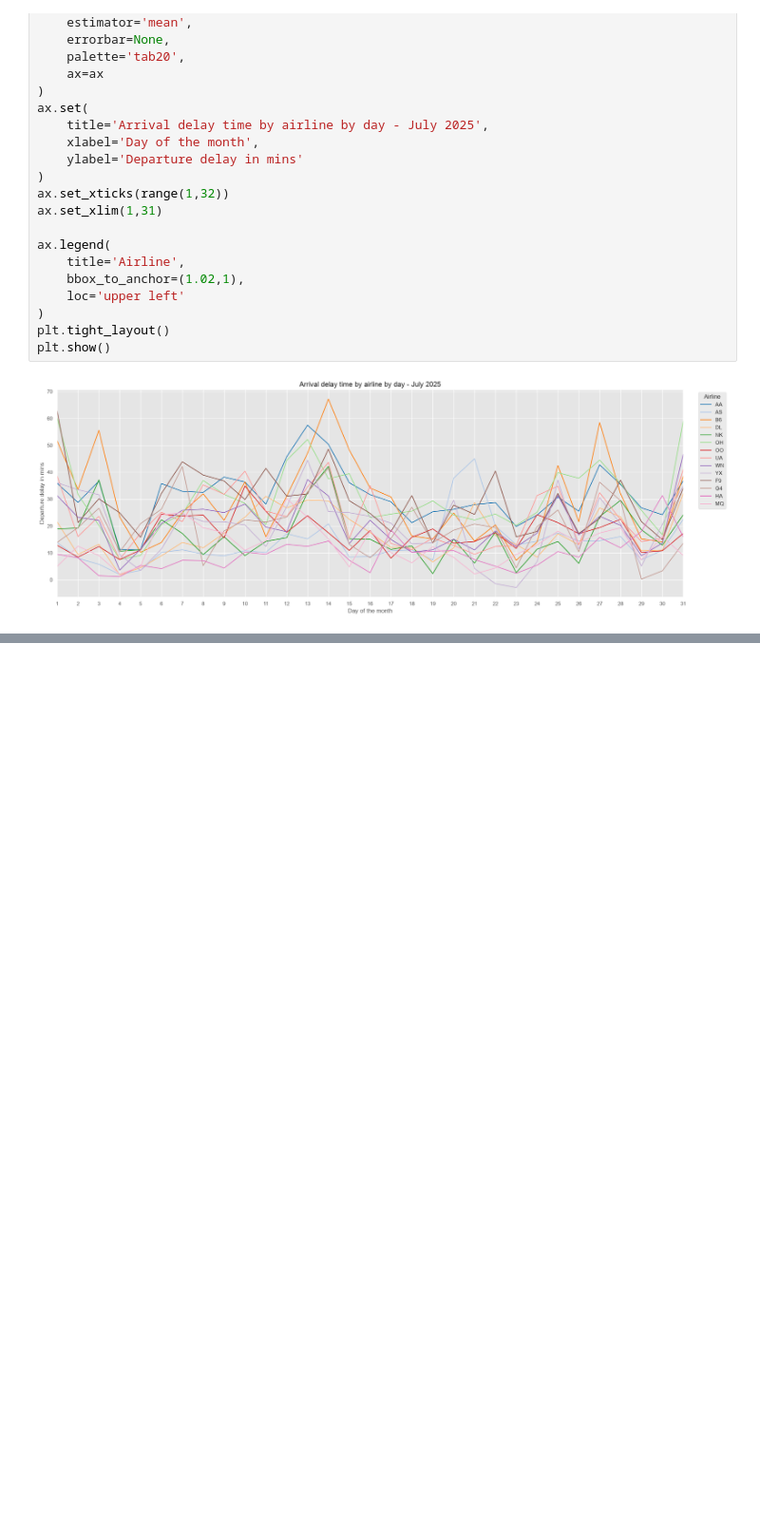
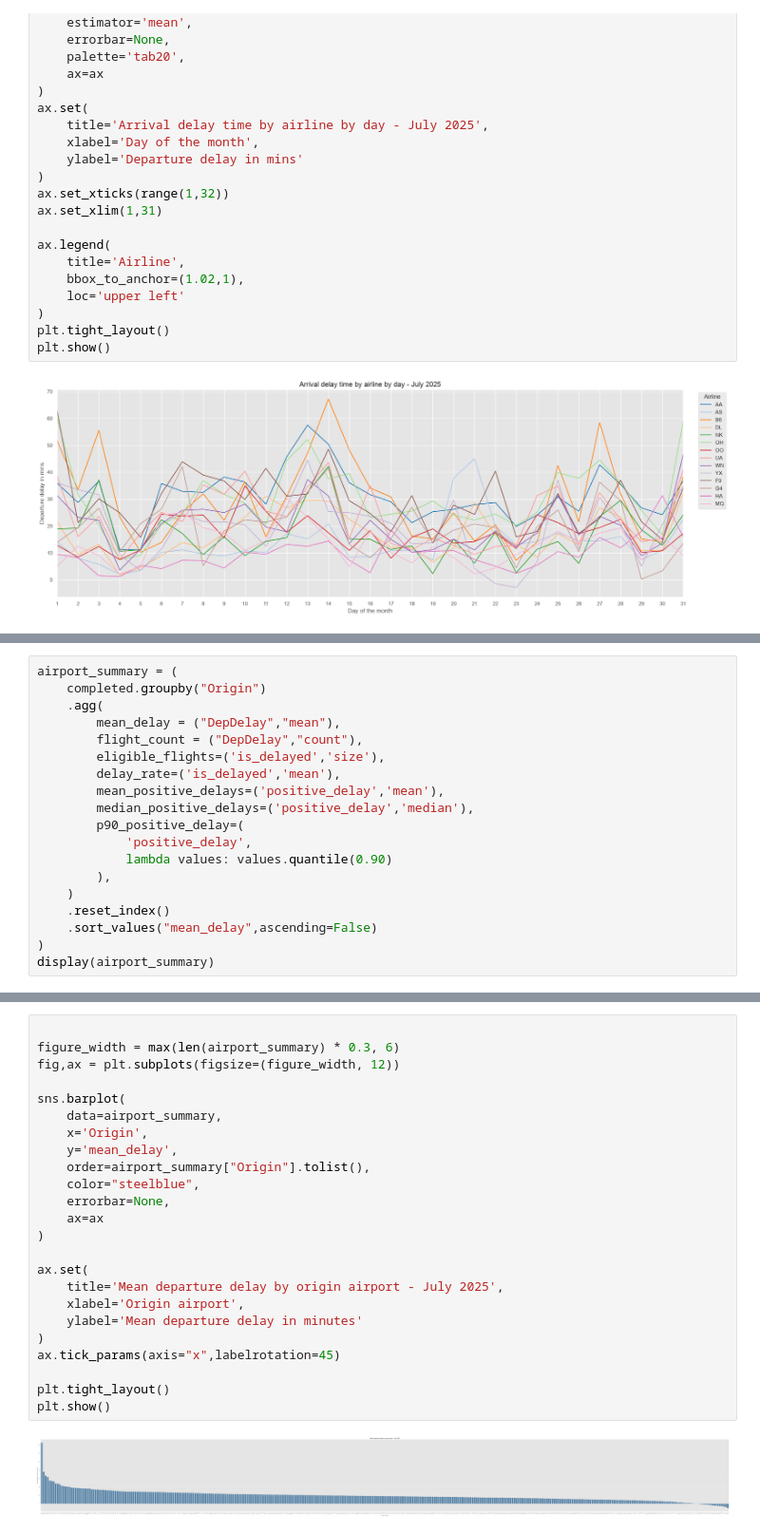
Before and after one commit to aerostepan/FlightDelayPrediction, a Jupyter notebook: FlightDelayLab.ipynb, the cells around one changed output, grey strips where cells are left out. Shown at 95% size. Saved outputs shown, nothing was run; the diff lists cells and outputs as text; blank space fills up the shorter version.

Commit message:
Added Airport_summary statistics and plots

```diff
--- a/FlightDelayLab.ipynb
+++ b/FlightDelayLab.ipynb
@@ -252,0 +255,19 @@ plt.show()
+# %%
+airport_summary = (
+    completed.groupby("Origin")
+    .agg(
+        mean_delay = ("DepDelay","mean"),
+        flight_count = ("DepDelay","count"),
+        eligible_flights=('is_delayed','size'),
+        delay_rate=('is_delayed','mean'),
+        mean_positive_delays=('positive_delay','mean'),
+        median_positive_delays=('positive_delay','median'),
+        p90_positive_delay=(
+            'positive_delay',
+            lambda values: values.quantile(0.90)
+        ),
+    )
+    .reset_index()
+    .sort_values("mean_delay",ascending=False)
+)
+display(airport_summary)
@@ -252,0 +288,26 @@ plt.show()
+# %%
+
+figure_width = max(len(airport_summary) * 0.3, 6)
+fig,ax = plt.subplots(figsize=(figure_width, 12))
+
+sns.barplot(
+    data=airport_summary,
+    x='Origin',
+    y='mean_delay',
+    order=airport_summary["Origin"].tolist(),
+    color="steelblue",
+    errorbar=None,
+    ax=ax
+)
+
+ax.set(
+    title='Mean departure delay by origin airport - July 2025',
+    xlabel='Origin airport',
+    ylabel='Mean departure delay in minutes'
+)
+ax.tick_params(axis="x",labelrotation=45)
+
+plt.tight_layout()
+plt.show()
+# %% [output]
+[figure, added]
```
Also changed, not shown: parts of 5 cells of this notebook.
